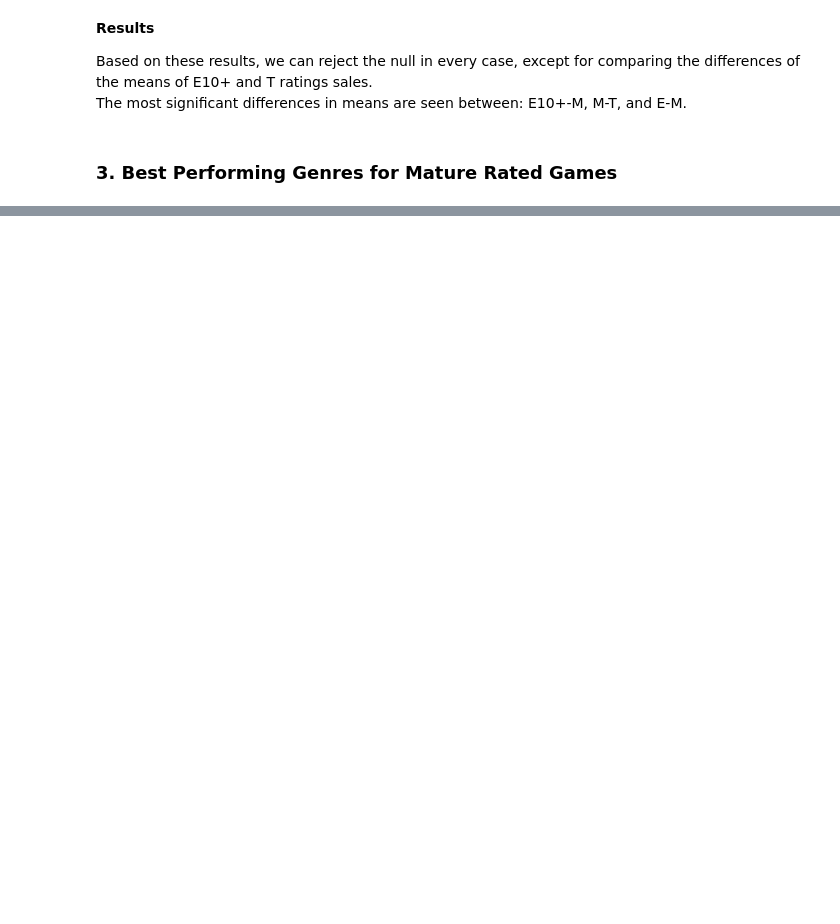
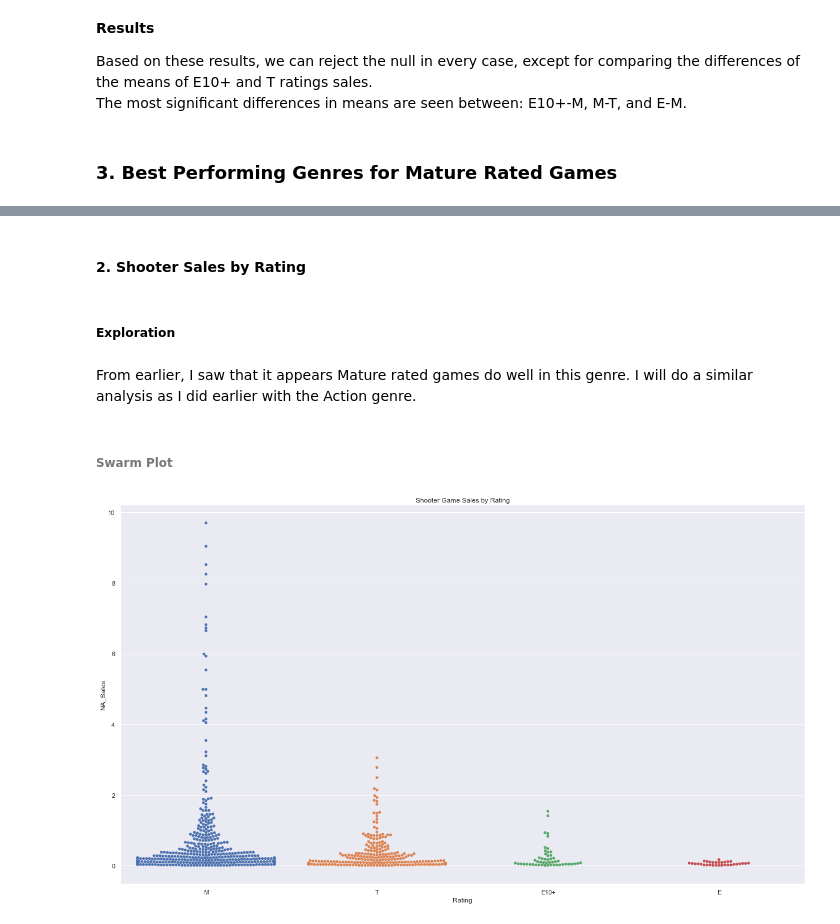
Before and after one commit to rjstange/Video-Game-Sales-by-ESRB-Rating, a Jupyter notebook: Video Game Sales By Maturity Rating.ipynb, the cells around one changed output, grey strips where cells are left out. Cells and saved outputs as stored; diff of their text form; code cells hidden in the pictures; blank space fills up the shorter version.

```diff
--- a/Video Game Sales By Maturity Rating.ipynb
+++ b/Video Game Sales By Maturity Rating.ipynb
@@ -374,0 +439,20 @@ The average sale for a Mature rated shooter is 0.6611821705426357
+# %% [markdown]
+#### 2. Shooter Sales by Rating
+# %% [markdown]
+##### Exploration
+# %% [markdown]
+From earlier, I saw that it appears Mature rated games do well in this genre. I will do a similar analysis as I did earlier with the Action genre.
+# %% [markdown]
+###### Swarm Plot
+# %%
+shooters = na_sales_e_to_m_since_2003[
+    na_sales_e_to_m_since_2003["Genre"] == "Shooter"
+]
+swarmplot(
+    "Rating",
+    "NA_Sales",
+    shooters,
+    "Shooter Game Sales by Rating",
+)
+# %% [output]
+[figure, added]
```
Also changed, not shown: parts of 73 cells of this notebook.
